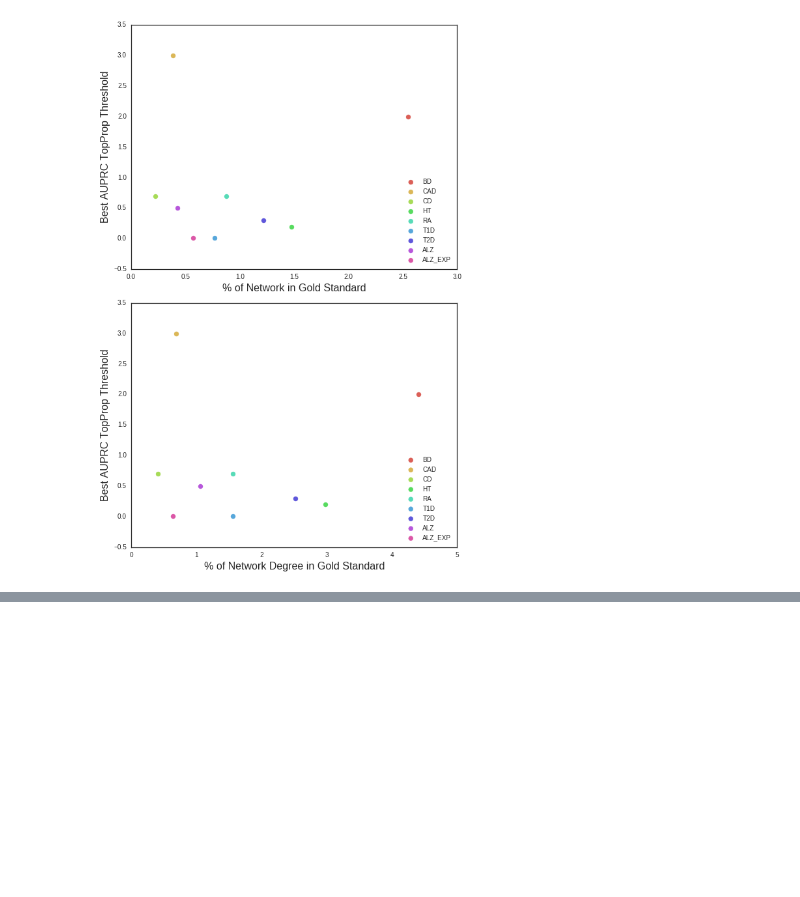
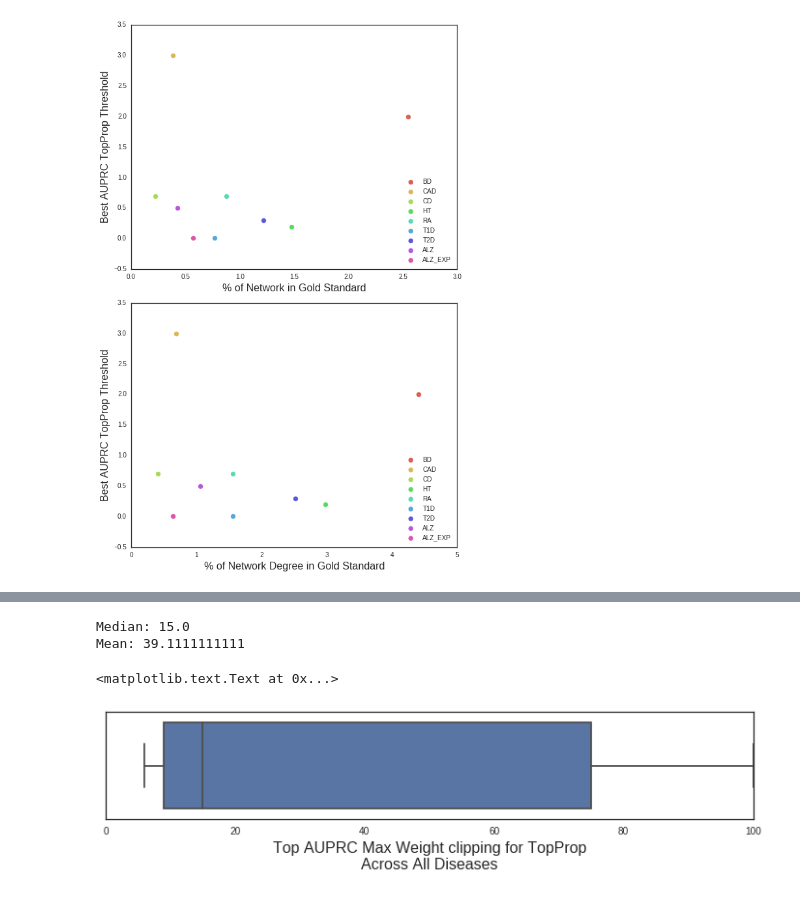
Before and after one commit to decarlin/Network_Boosted_GWAS, a Jupyter notebook: Notebooks/*Evaluation of Propagation Results.ipynb, the cells around one changed output, grey strips where cells are left out. Saved outputs shown, nothing was run; the diff lists cells and outputs as text; code cells hidden in the pictures; blank space fills up the shorter version.

```diff
--- a/Notebooks/*Evaluation of Propagation Results.ipynb
+++ b/Notebooks/*Evaluation of Propagation Results.ipynb
@@ -490 +538,18 @@ plt.tight_layout()
+# %%
+# Get "best" max weight
+best_max_weights = []
+for gs in gold_stds:
+    gs_AUPRCs = weighted_prop_result_AUPRCs_table[weighted_prop_result_AUPRCs_table['Disease GS']==gs].sort_values(by='AUPRC', ascending=False)
+    best_max_weights = best_max_weights + list(gs_AUPRCs.head(n=1)['Max Weight'])
+print 'Median:', np.median(best_max_weights)
+print 'Mean:', np.mean(best_max_weights)
+
+plt.figure(figsize=(12,2))
+sns.boxplot(best_max_weights)
+plt.xlabel('Top AUPRC Max Weight clipping for TopProp\nAcross All Diseases', fontsize=16)
+# %% [output]
+Median: 15.0
+Mean: 39.1111111111
+<matplotlib.text.Text at 0x...>
+[figure, added]
 # %% [markdown]
```
Also changed, not shown: parts of 24 cells of this notebook, 7 other files.
